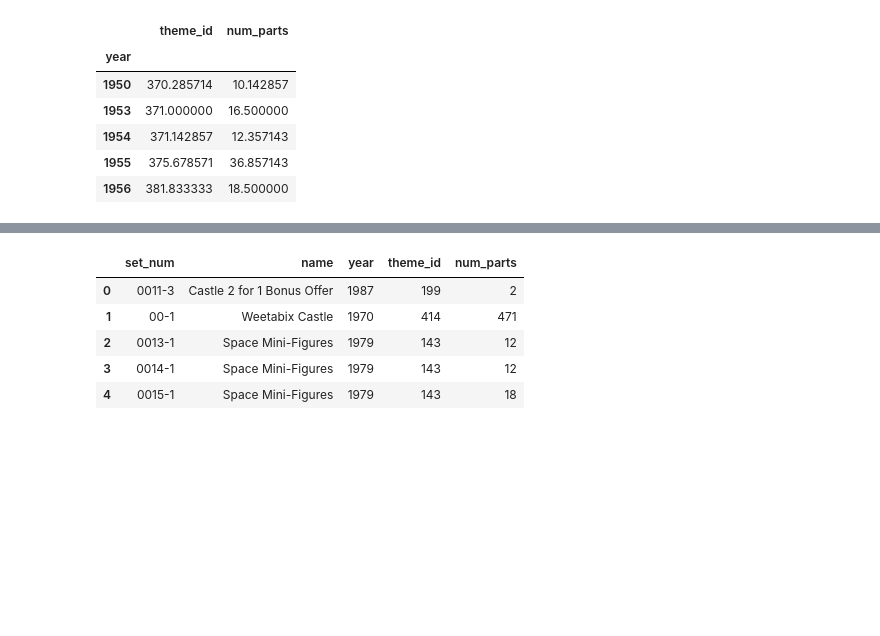
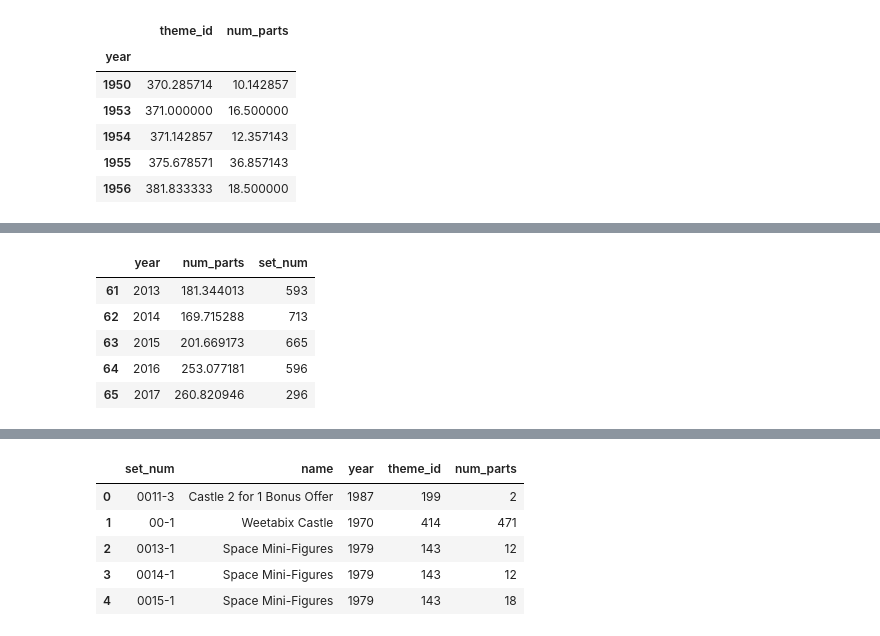
Before and after one commit to nortonlyr/Week9-ResearchProjects, a Jupyter notebook: codes/plotly_LEGO_data_vis.ipynb, the cells around one changed output, grey strips where cells are left out. Cells and saved outputs as stored; diff of their text form; code cells hidden in the pictures; blank space fills up the shorter version.

```diff
--- a/codes/plotly_LEGO_data_vis.ipynb
+++ b/codes/plotly_LEGO_data_vis.ipynb
@@ -324,0 +358,10 @@ fig.show()
+# %%
+# Now, we only use year, set_num count and avg num_parts column
+num_sets_avg_part_combined[{'year', 'set_num', 'num_parts'}].tail()
+# %% [output]
+|  | year | num_parts | set_num |
+| 61 | 2013 | 181.344013 | 593 |
+| 62 | 2014 | 169.715288 | 713 |
+| 63 | 2015 | 201.669173 | 665 |
+| 64 | 2016 | 253.077181 | 596 |
+| 65 | 2017 | 260.820946 | 296 |
```
Also changed, not shown: parts of 30 cells of this notebook.
